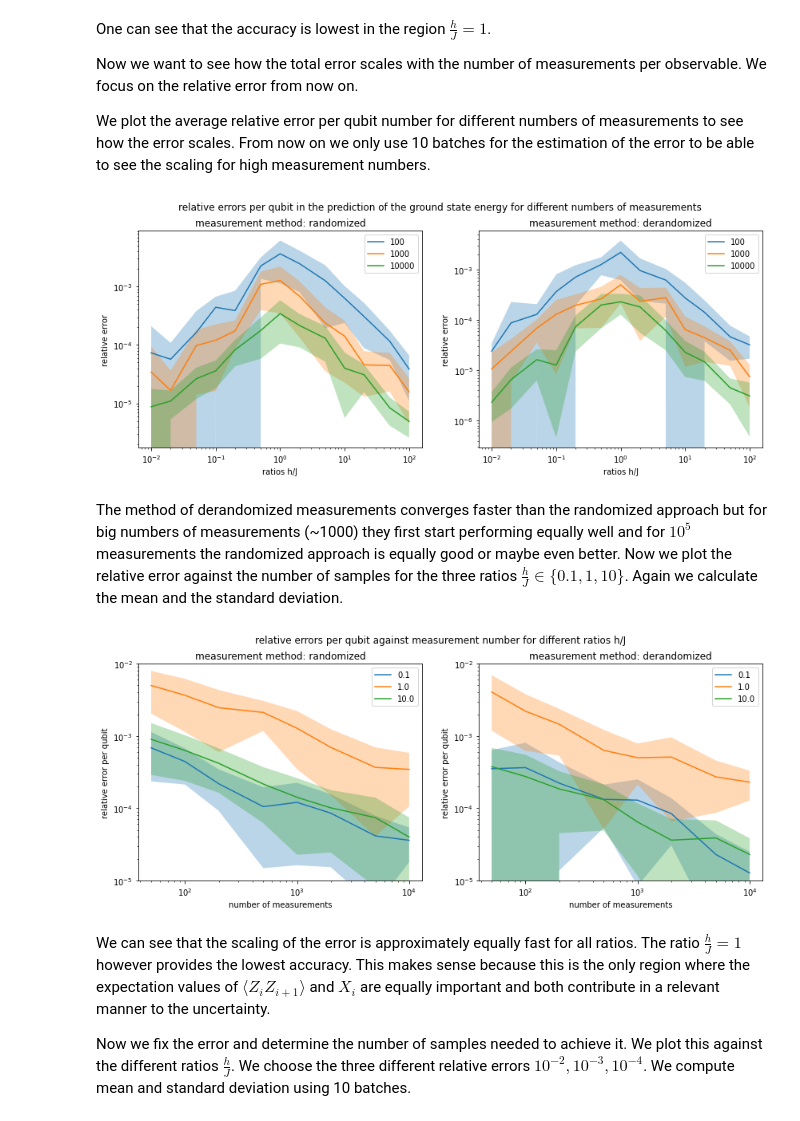
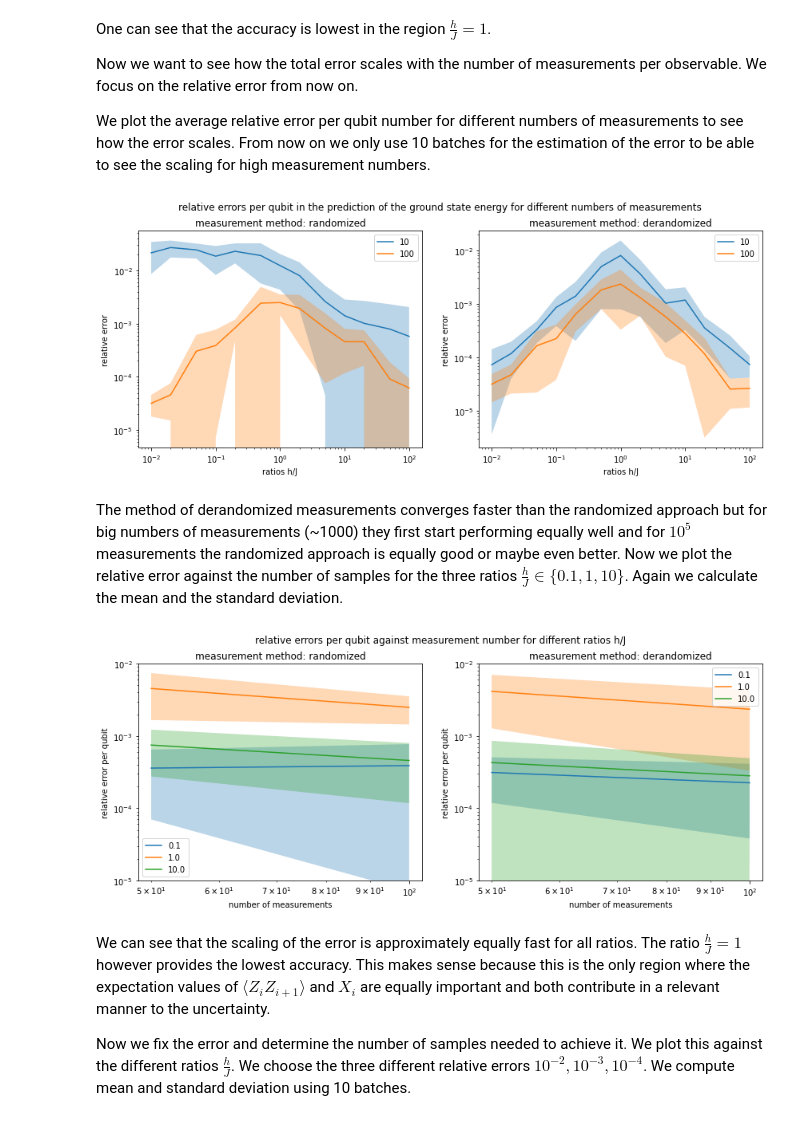
Before and after one commit to LennartBuerger/classical-shadows-for-1d-TFIM-energy-estimation, a Jupyter notebook: display_data/shadow_performance_analysis.ipynb, the cells around one changed output. Saved outputs shown, nothing was run; the diff lists cells and outputs as text; code cells hidden in the pictures.

```diff
--- a/display_data/shadow_performance_analysis.ipynb
+++ b/display_data/shadow_performance_analysis.ipynb
@@ -103,7 +120,13 @@ for i in range(0, 2):
     energy_shadow = np.zeros(np.size(ratios_h_j))
     energy_brute = np.zeros(np.size(ratios_h_j))
     for j in range(0, np.size(ratios_h_j)):
-        measurements = measurement_dict[str(qubit_num)][str(ratios_h_j[j])][measurement_methods[i]][0:num_of_measurements]
+        save_direc_procedure = Path('data/shadow_measurements/measurement_procedure_ratio_'+\
+                              str(ratios_h_j[j])+'_qubit_num_'+str(qubit_num)+'_method_'+measurement_methods[i]+'.npy')
+        save_direc_index = Path('data/shadow_measurements/measurement_index_ratio_'+\
+                              str(ratios_h_j[j])+'_qubit_num_'+str(qubit_num)+'_method_'+measurement_methods[i]+'.npy')
+        measurement_procedure = np.load(save_direc_procedure, allow_pickle='TRUE')
+        measurement_index = np.load(save_direc_index, allow_pickle='TRUE')
+        measurements = conversion_to_prediction_shadow_dict_shape(measurement_procedure, measurement_index, qubit_num)[0:num_of_measurements]
         energy_shadow[j] = TfimHamiltonianOpenFermion(qubit_num, ratios_h_j[j],
                                              1, 'periodic').energy_shadow(None, num_of_measurements, measurement_methods[i], measurements)
         energy_brute[j] = energy_dict[str(1)]['periodic'][str(qubit_num)][str(ratios_h_j[j])][0]
@@ -126,8 +149,8 @@ formula:
 \sigma^2 = \frac{1}{N} \sum_{i=1}^N (x_i - \mu)^2
 \end{equation}
 # %%
-num_of_measurements = 1000
-batches = 100
+num_of_measurements = 100
+batches = 10
 error_types = ['absolute', 'relative']
 measurement_methods = ['randomized', 'derandomized']
 fig, axs = plt.subplots(2, 2)
@@ -141,7 +164,13 @@ for i in range(0,2):
         for b in range(0, batches):
             energy_shadow = np.zeros(np.size(ratios_h_j))
             for k in range(0, np.size(ratios_h_j)):
-                measurements = measurement_dict[str(qubit_num)][str(ratios_h_j[k])][measurement_methods[j]][b * num_of_measurements : (b+1) * num_of_measurements]
+                save_direc_procedure = Path('data/shadow_measurements/measurement_procedure_ratio_'+\
+                              str(ratios_h_j[k])+'_qubit_num_'+str(qubit_num)+'_method_'+measurement_methods[j]+'.npy')
+                save_direc_index = Path('data/shadow_measurements/measurement_index_ratio_'+\
+                              str(ratios_h_j[k])+'_qubit_num_'+str(qubit_num)+'_method_'+measurement_methods[j]+'.npy')
+                measurement_procedure = np.load(save_direc_procedure, allow_pickle='TRUE')
+                measurement_index = np.load(save_direc_index, allow_pickle='TRUE')
+                measurements = conversion_to_prediction_shadow_dict_shape(measurement_procedure, measurement_index, qubit_num)[b*num_of_measurements:(b+1)*num_of_measurements]
                 energy_shadow[k] = TfimHamiltonianOpenFermion(qubit_num, ratios_h_j[k],
                                                  1, 'periodic').energy_shadow(None, num_of_measurements, measurement_methods[j], measurements)
             if error_types[i] == 'absolute':
@@ -170,7 +199,8 @@ to see how the error scales.
 From now on we only use 10 batches for the estimation of the error to be able to
 see the scaling for high measurement numbers.
 # %%
-num_of_measurements = np.array([100, 1000, 10000])
+qubit_num = 14
+num_of_measurements = np.array([10, 100])
 batches = 10
 fig, axs = plt.subplots(1, 2)
 fig.set_figheight(5)
@@ -181,8 +211,15 @@ for l in range(0, 2):
     for i in range(0, np.size(num_of_measurements)):
         for j in range(0, np.size(ratios_h_j)):
             energy_brute = energy_dict[str(1)]['periodic'][str(qubit_num)][str(ratios_h_j[j])][0]
+            save_direc_procedure = Path('data/shadow_measurements/measurement_procedure_ratio_'+\
+                              str(ratios_h_j[j])+'_qubit_num_'+str(qubit_num)+'_method_'+measurement_methods[l]+'.npy')
+            save_direc_index = Path('data/shadow_measurements/measurement_index_ratio_'+\
+                              str(ratios_h_j[j])+'_qubit_num_'+str(qubit_num)+'_method_'+measurement_methods[l]+'.npy')
+            measurement_procedure = np.load(save_direc_procedure, allow_pickle='TRUE')
+            measurement_index = np.load(save_direc_index, allow_pickle='TRUE')
             for b in range(0, batches):
-                measurements = measurement_dict[str(qubit_num)][str(ratios_h_j[j])][measurement_methods[l]][b * num_of_measurements[i] : (b+1) * num_of_measurements[i]]
+                measurements = conversion_to_prediction_shadow_dict_shape(measurement_procedure,
+                                                                          measurement_index, qubit_num)[b*num_of_measurements[i]:(b+1)*num_of_measurements[i]]
                 energy_shadow = TfimHamiltonianOpenFermion(qubit_num,
                                                            ratios_h_j[j], 1, 'periodic').energy_shadow(None,
                                                                                                        num_of_measurements[i],
@@ -196,7 +233,7 @@ for l in range(0, 2):
         axs[l].set_title('measurement method: ' + str(measurement_methods[l]))
         axs[l].legend()
 # %% [output]
-[figure, old version]
+[figure, new version]
 # %% [markdown]
 The method of derandomized measurements converges faster than the randomized approach
 but for big numbers of measurements (~1000) they first start performing equally well and
@@ -204,36 +241,43 @@ for $10^5$ measurements the randomized approach is equally good or maybe even be
 Now we plot the relative error against the number of samples for the three ratios
  $\frac{h}{J} \in \{0.1, 1, 10\}$. Again we calculate the mean and the standard deviation.
 # %%
-num_of_measurements = np.array([50, 100, 200, 500, 1000, 2000, 5000, 10000])
+num_of_measurements = np.array([50, 100])
 batches = 10
 some_ratios = np.array([0.1, 1, 10])
 fig, axs = plt.subplots(1, 2)
 fig.set_figheight(5)
 fig.set_figwidth(14)
 fig.suptitle('relative errors per qubit against measurement number for different ratios h/J')
 for l in range(0, 2):
     for i in range(0, np.size(some_ratios)):
         energy_shadow = np.zeros(np.size(num_of_measurements))
         errors = np.zeros((batches, np.size(num_of_measurements)))
         energy_brute = energy_dict[str(1)]['periodic'][str(qubit_num)][str(some_ratios[i])][0] * np.ones(np.size(num_of_measurements))
+        save_direc_procedure = Path('data/shadow_measurements/measurement_procedure_ratio_'+\
+                              str(some_ratios[i])+'_qubit_num_'+str(qubit_num)+'_method_'+measurement_methods[l]+'.npy')
+        save_direc_index = Path('data/shadow_measurements/measurement_index_ratio_'+\
+                              str(some_ratios[i])+'_qubit_num_'+str(qubit_num)+'_method_'+measurement_methods[l]+'.npy')
+        measurement_procedure = np.load(save_direc_procedure, allow_pickle='TRUE')
+        measurement_index = np.load(save_direc_index, allow_pickle='TRUE')
         for k in range(0, batches):
             for j in range(0, np.size(num_of_measurements)):
-                measurements = measurement_dict[str(qubit_num)][str(some_ratios[i])][measurement_methods[l]][k*num_of_measurements[j]:(k+1)*num_of_measurements[j]]
+                measurements = conversion_to_prediction_shadow_dict_shape(measurement_procedure,
+                                                                          measurement_index, qubit_num)[k*num_of_measurements[j]:(k+1)*num_of_measurements[j]]
                 energy_shadow[j] = TfimHamiltonianOpenFermion(qubit_num,
                                                            some_ratios[i], 1, 'periodic').energy_shadow(None,
                                                                                                        num_of_measurements[j],
                                                                                                        measurement_methods[l], measurements)
             errors[k,:] = np.abs(energy_shadow - energy_brute) / np.abs(energy_brute) / qubit_num
         error_mean = np.mean(errors, axis=0)
         error_std = np.std(errors, axis=0)
         axs[l].errorbar(num_of_measurements, error_mean, label = some_ratios[i])
         axs[l].fill_between(num_of_measurements, error_mean - error_std, error_mean + error_std, alpha = 0.3)
         axs[l].set_ylim([1e-5, 1e-2])
         axs[l].set(xscale='log', yscale='log', xlabel='number of measurements', ylabel = 'relative error per qubit')
         axs[l].set_title('measurement method: ' + str(measurement_methods[l]))
         axs[l].legend()
 # %% [output]
-[figure, old version]
+[figure, new version]
 # %% [markdown]
 We can see that the scaling of the error is approximately equally fast for all ratios. The
 ratio $\frac{h}{J} = 1$ however provides the lowest accuracy. This makes sense because
```
Also changed, not shown: parts of 12 cells of this notebook, 1 other file.
